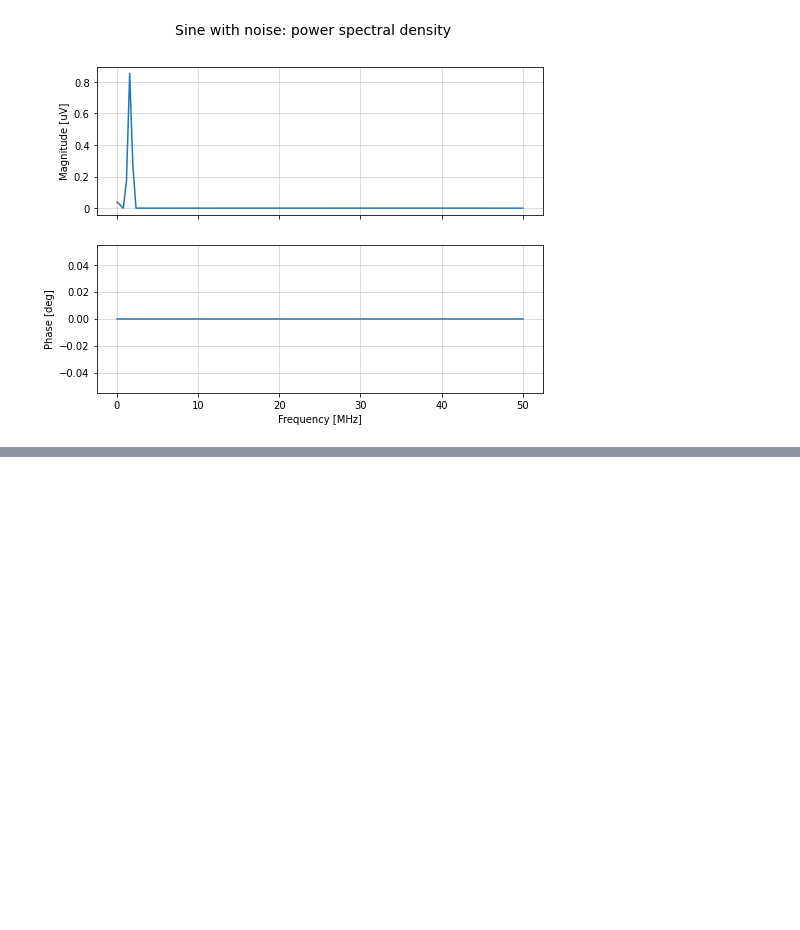
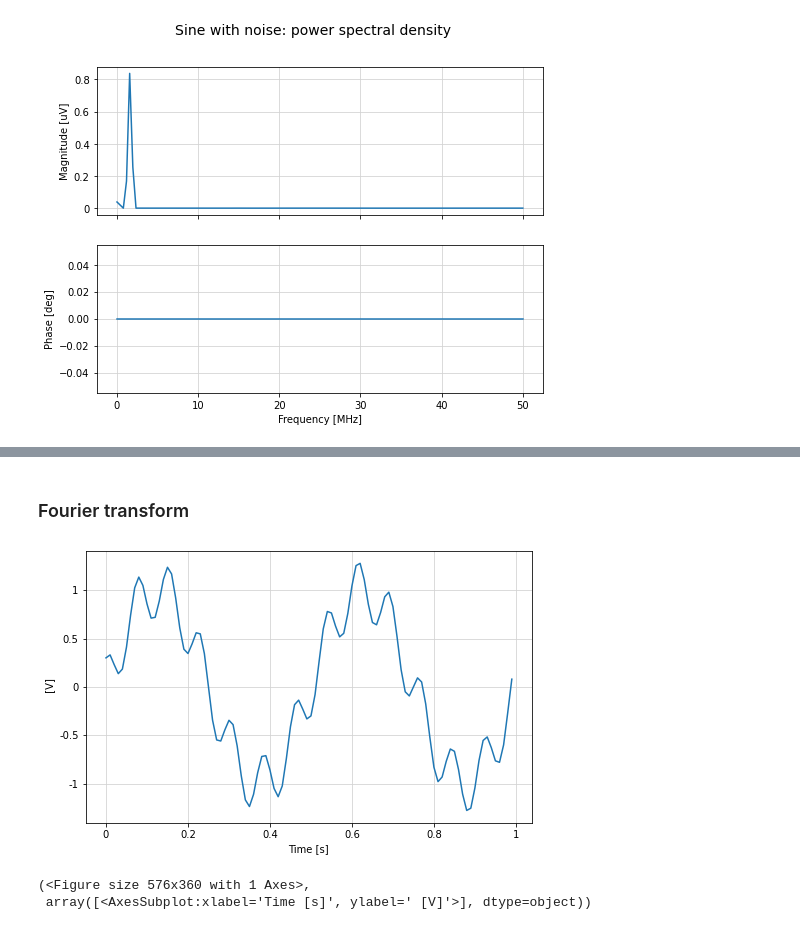
Before and after one commit to animaviridis/signum, a Jupyter notebook: examples/ex1.ipynb, the cells around one changed output, grey strips where cells are left out. Drawn from its saved outputs; the diff is of its cells as text; code cells hidden in the pictures; blank space fills up the shorter version.

```diff
--- a/examples/ex1.ipynb
+++ b/examples/ex1.ipynb
@@ -98,0 +99,12 @@ _ = TimeDomainSignal.csd(s12, s1).display()
+# %% [markdown]
+### Fourier transform
+# %%
+fs = 100
+x = 2 * np.pi * np.arange(100) / fs
+s = np.sin(2 * x) + 0.3 * np.cos(13 * x)
+s = TimeDomainSignal(s, f_sampling=fs, unit='V')
+s.display()
+# %% [output]
+[figure, added]
+(<Figure size 576x360 with 1 Axes>,
+ array([<AxesSubplot:xlabel='Time [s]', ylabel=' [V]'>], dtype=object))
```
Also changed, not shown: parts of 6 cells of this notebook, 1 other file.
